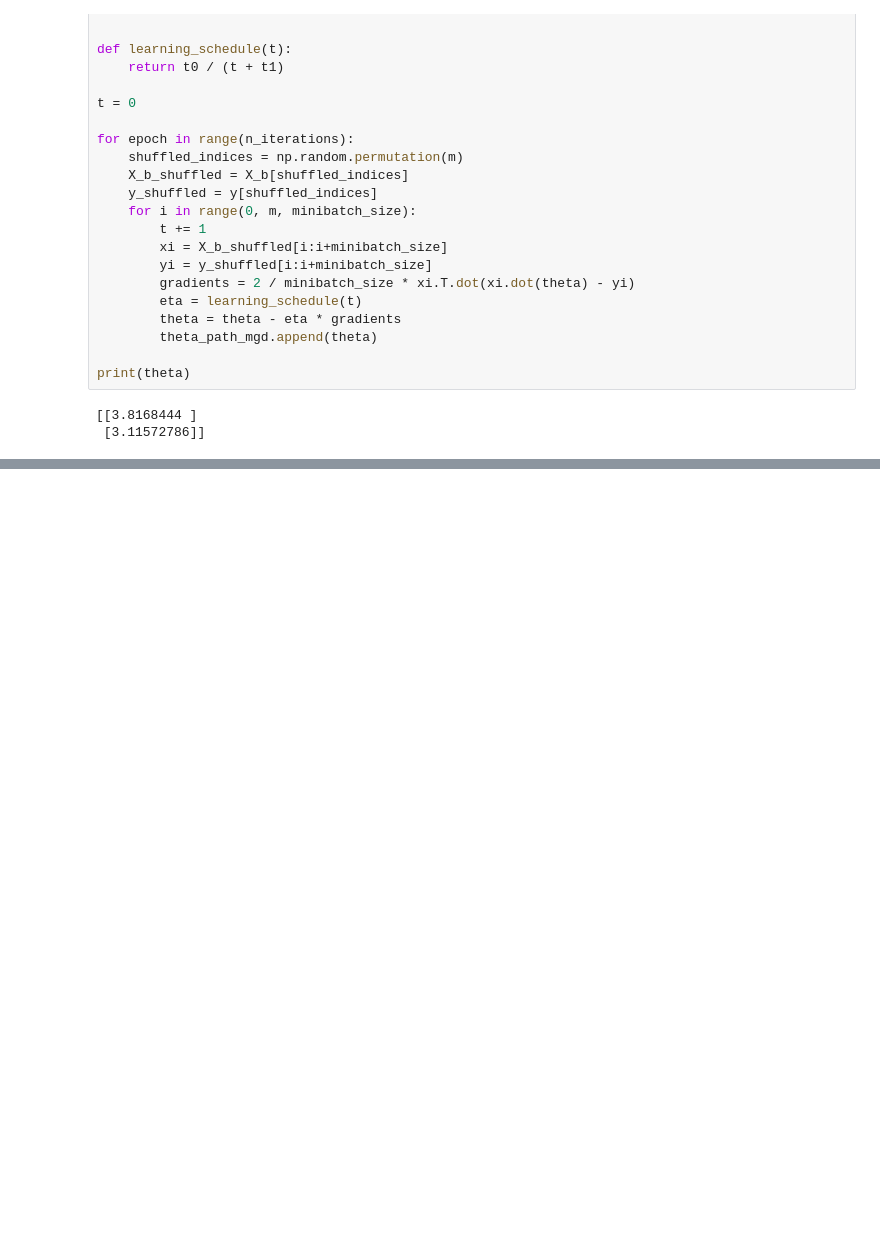
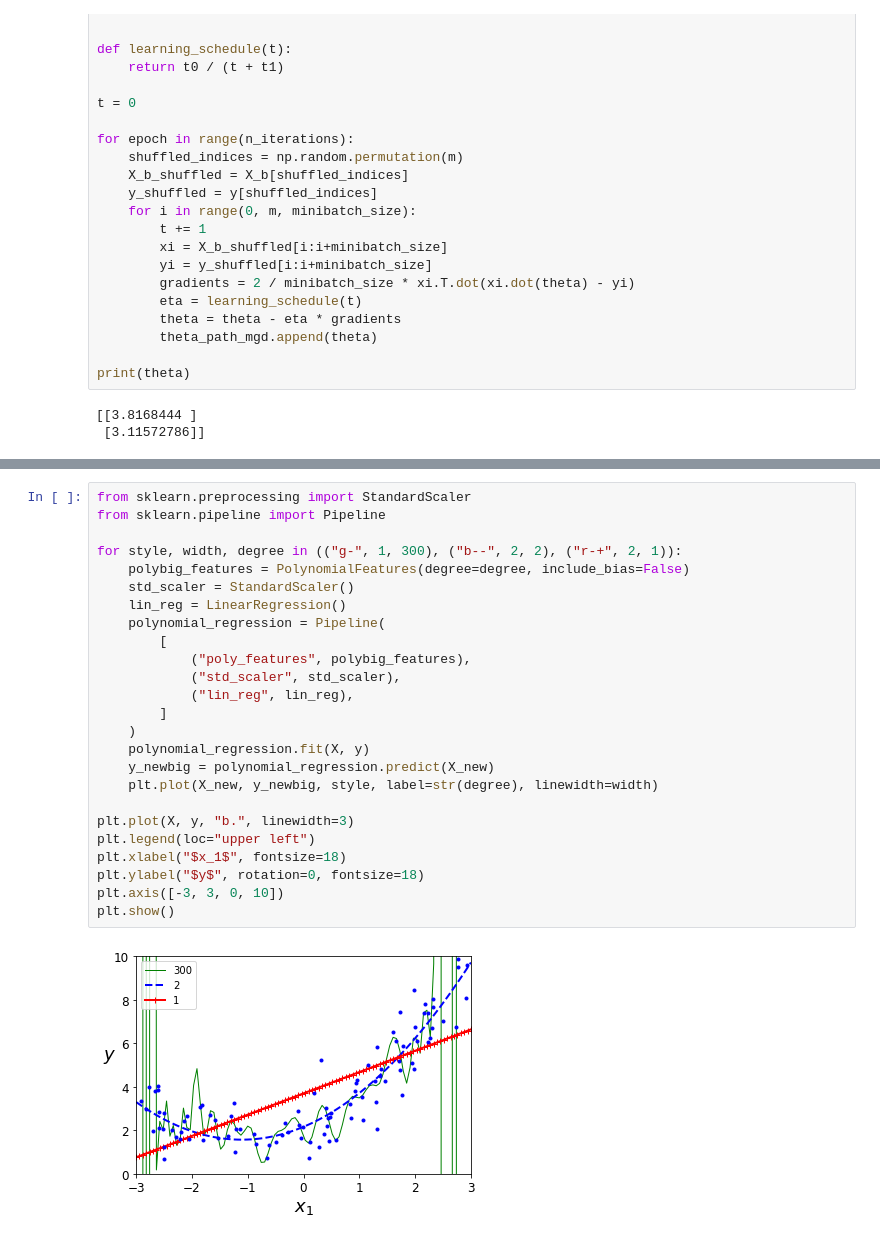
Before and after one commit to stevelorenz/programming-playground, a Jupyter notebook: machine_learning/hands_on_machine_learning_with_scikit_learn_tensorflow/04_training_linear_model.ipynb, the cells around one changed output, grey strips where cells are left out. Saved outputs shown, nothing was run; the diff lists cells and outputs as text; blank space fills up the shorter version.

```diff
--- a/machine_learning/hands_on_machine_learning_with_scikit_learn_tensorflow/04_training_linear_model.ipynb
+++ b/machine_learning/hands_on_machine_learning_with_scikit_learn_tensorflow/04_training_linear_model.ipynb
@@ -167,0 +203,27 @@ print(theta)
+# %%
+from sklearn.preprocessing import StandardScaler
+from sklearn.pipeline import Pipeline
+
+for style, width, degree in (("g-", 1, 300), ("b--", 2, 2), ("r-+", 2, 1)):
+    polybig_features = PolynomialFeatures(degree=degree, include_bias=False)
+    std_scaler = StandardScaler()
+    lin_reg = LinearRegression()
+    polynomial_regression = Pipeline(
+        [
+            ("poly_features", polybig_features),
+            ("std_scaler", std_scaler),
+            ("lin_reg", lin_reg),
+        ]
+    )
+    polynomial_regression.fit(X, y)
+    y_newbig = polynomial_regression.predict(X_new)
+    plt.plot(X_new, y_newbig, style, label=str(degree), linewidth=width)
+
+plt.plot(X, y, "b.", linewidth=3)
+plt.legend(loc="upper left")
+plt.xlabel("$x_1$", fontsize=18)
+plt.ylabel("$y$", rotation=0, fontsize=18)
+plt.axis([-3, 3, 0, 10])
+plt.show()
+# %% [output]
+[figure, added]
```
Also changed, not shown: parts of 29 cells of this notebook, 1 other file.
